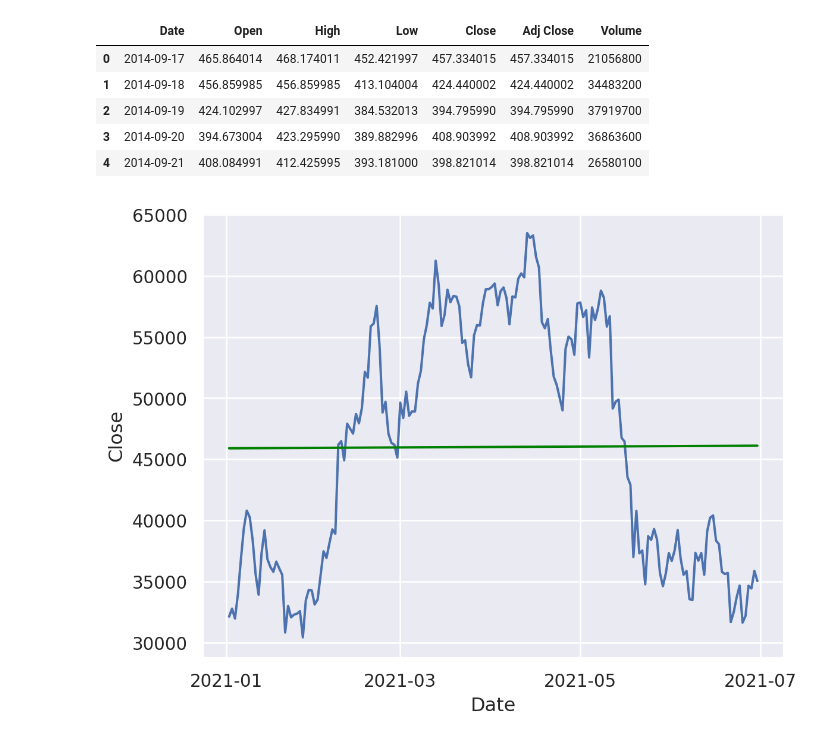
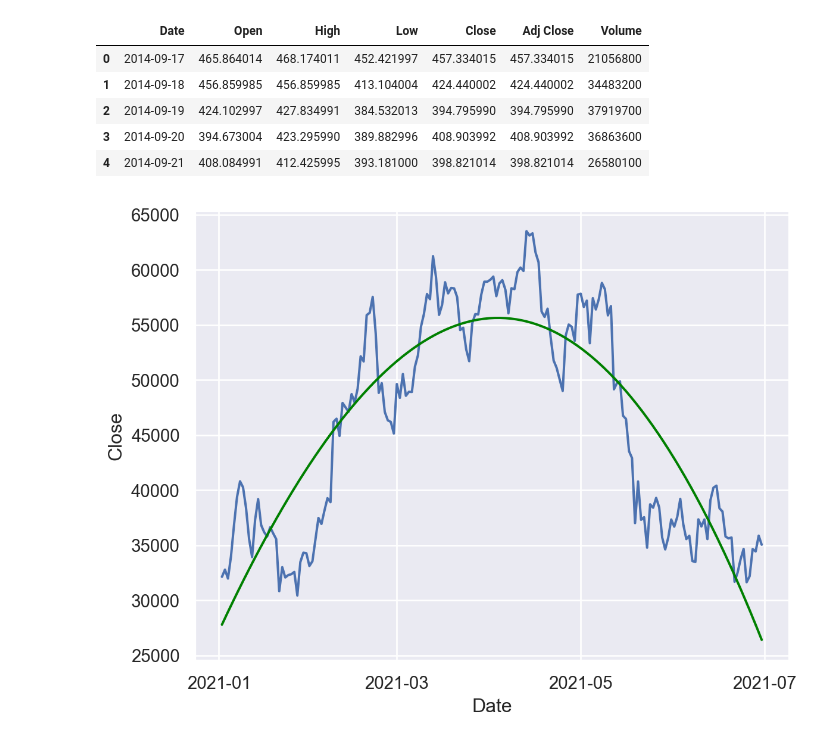
Before and after one commit to romanprs03/labo_de_datos, a Jupyter notebook: clase6-ldd-regresionlineal.ipynb, the cells around one changed output. Saved outputs shown, nothing was run; the diff lists cells and outputs as text; code cells hidden in the pictures.

```diff
--- a/clase6-ldd-regresionlineal.ipynb
+++ b/clase6-ldd-regresionlineal.ipynb
@@ -377,9 +383,9 @@ btc["Date"] = pd. to_datetime (btc["Date"], format="%Y-%m-%d")
 # Filtramos el dataset en el periodo de interes
 btc_2021 = btc [( btc["Date"]>"2021 -01 -01") & (btc["Date"]<"2021 -07 -01")]
 # %%
-so.Plot(data = btc_2021, x = "Date", y = "Close").add(so.Line()).add(so.Line(color="green"), so.PolyFit(1))
+so.Plot(data = btc_2021, x = "Date", y = "Close").add(so.Line()).add(so.Line(color="green"), so.PolyFit(3))
 # %% [output]
-[figure, old version]
+[figure, new version]
 # %%
 #Ejercicio 4:
 
```
Also changed, not shown: parts of 17 cells of this notebook, 2 other files.
